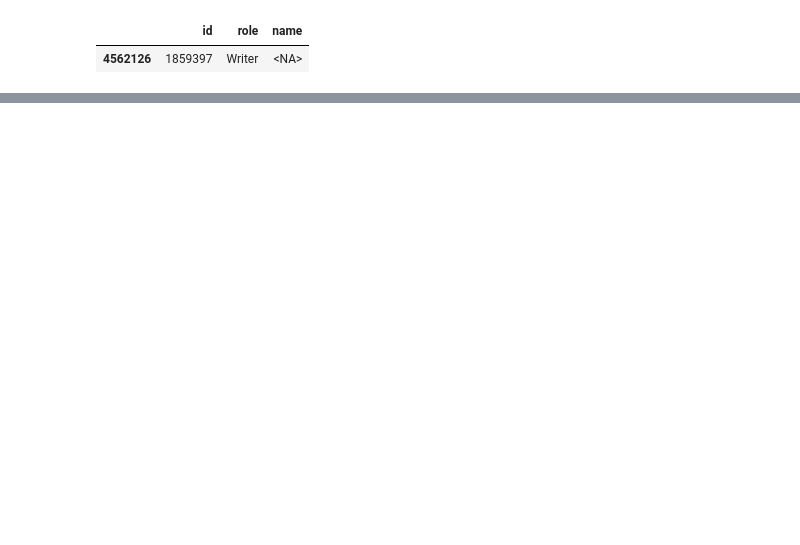
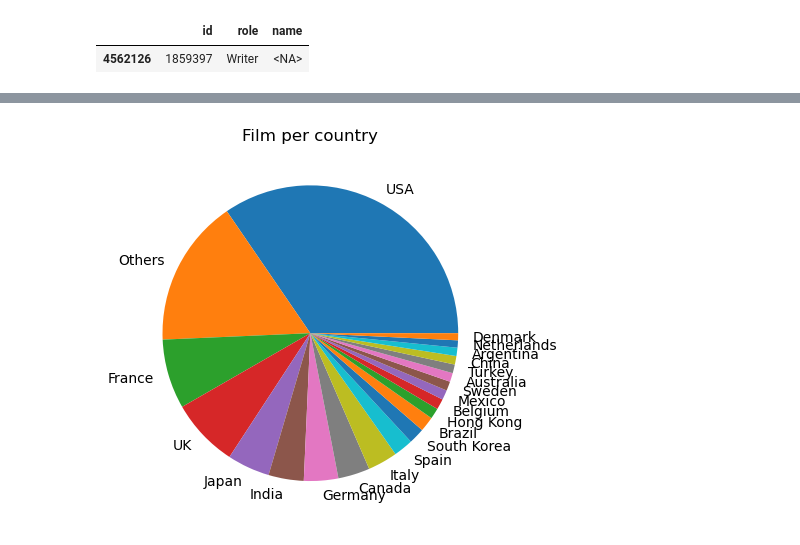
Before and after one commit to MarcoMac03/Film-analisys, a Jupyter notebook: main.ipynb, the cells around one changed output, grey strips where cells are left out. Drawn from its saved outputs; the diff is of its cells as text; code cells hidden in the pictures; blank space fills up the shorter version.

```diff
--- a/main.ipynb
+++ b/main.ipynb
@@ -95,0 +104,19 @@ dtype: object
+# %%
+country_films = pd.merge(movies, countries, left_on='id', right_on='id', how='left')
+# %%
+country_films = country_films[~country_films['rating'].isna()]
+counts_of_films = country_films['country'].value_counts()
+valid_countries = counts_of_films[counts_of_films >= 850].index
+
+country_films['country_grouped'] = country_films['country'].where(
+    country_films['country'].isin(valid_countries),
+    other='Others'
+)
+
+counts = country_films['country_grouped'].value_counts()
+counts.plot(kind='pie')
+plt.title('Film per country')
+plt.ylabel(' ')
+plt.show()
+# %% [output]
+[figure, added]
```
Also changed, not shown: parts of 13 cells of this notebook.
